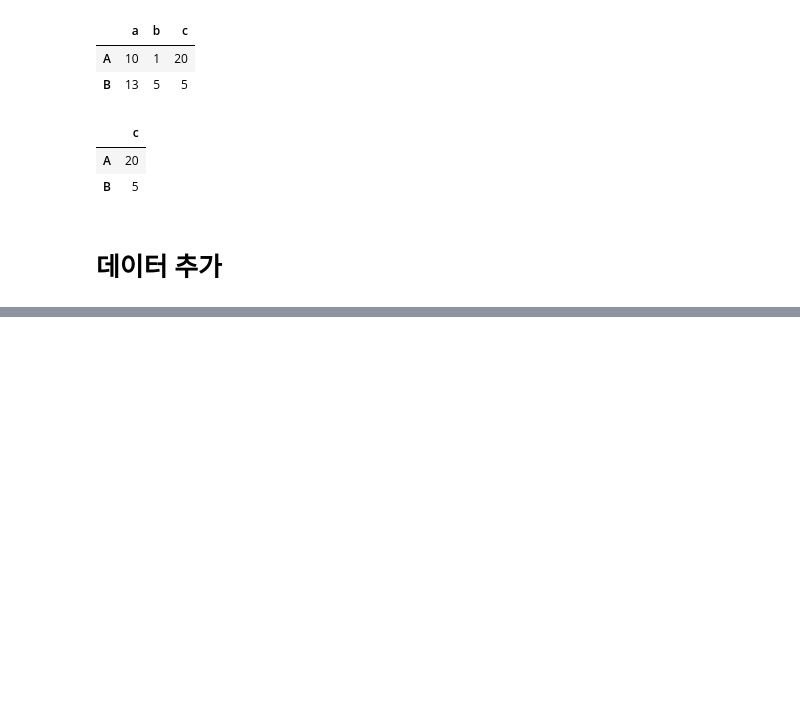
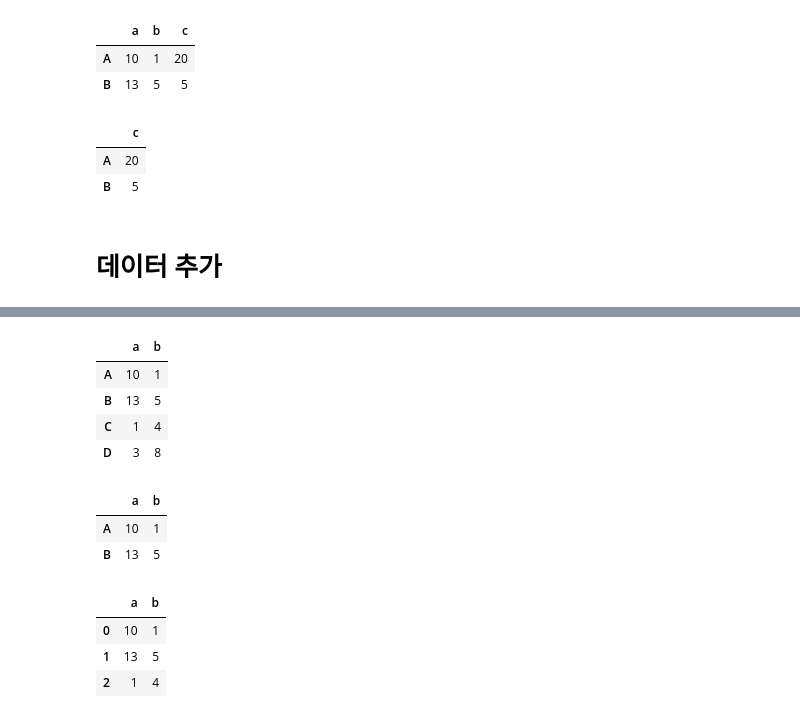
Before and after one commit to steve-park/data-engineering, a Jupyter notebook: pandas-학습-PART2.ipynb, the cells around one changed output, grey strips where cells are left out. Saved outputs shown, nothing was run; the diff lists cells and outputs as text; code cells hidden in the pictures; blank space fills up the shorter version.

```diff
--- a/pandas-학습-PART2.ipynb
+++ b/pandas-학습-PART2.ipynb
@@ -775,0 +786,5 @@ display(df, df1)
+# %%
+df1 = pd.DataFrame({'a': [10,13], 'b': [1,5]}, index=['A','B'])
+df2 = pd.DataFrame({'a': [1,3],   'b': [4,8]}, index=['C','D'])
+
+display(df1, df2)
@@ -775,0 +798,24 @@ display(df, df1)
+# %%
+df3 = df1.append(df2)
+df3
+# %% [output]
+|  | a | b |
+| A | 10 | 1 |
+| B | 13 | 5 |
+| C | 1 | 4 |
+| D | 3 | 8 |
+# %%
+df1 = pd.DataFrame({'a': [10,13], 'b': [1,5]}, index=['A','B'])
+df1
+# %% [output]
+|  | a | b |
+| A | 10 | 1 |
+| B | 13 | 5 |
+# %%
+df2 = df1.append({'a': 1, 'b':4}, ignore_index=True)
+df2
+# %% [output]
+|  | a | b |
+| 0 | 10 | 1 |
+| 1 | 13 | 5 |
+| 2 | 1 | 4 |
```
Also changed, not shown: parts of 2 cells of this notebook, 1 other file.
